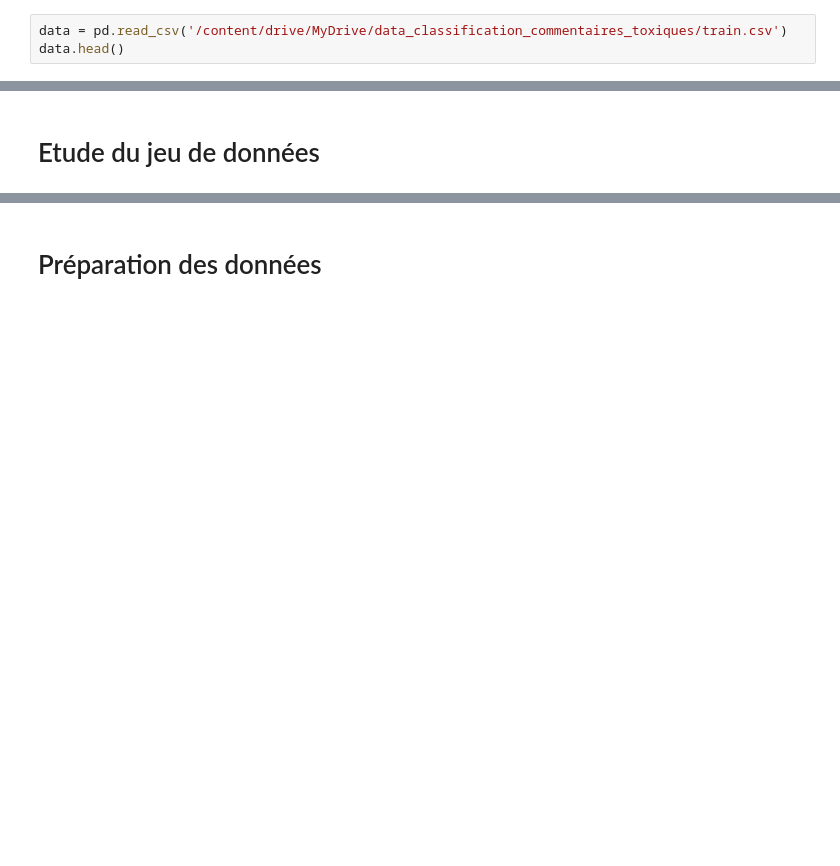
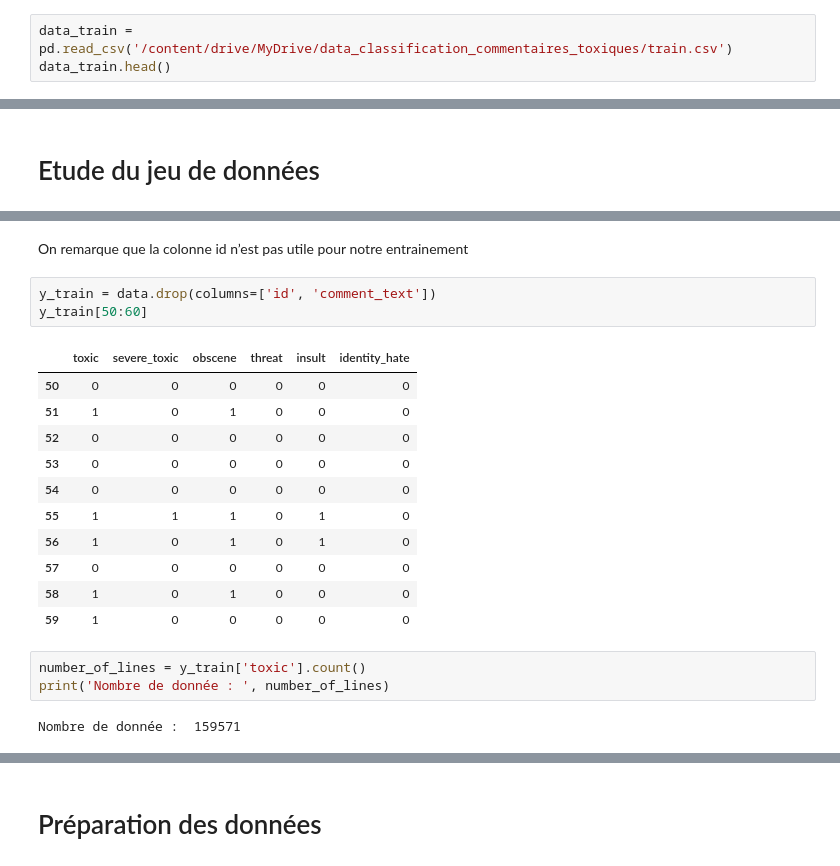
Before and after one commit to GatienVilain/Toxic-Comment-classification, a Jupyter notebook: Classification_commentaires_toxiques.ipynb, the cells around one changed output, grey strips where cells are left out. Saved outputs shown, nothing was run; the diff lists cells and outputs as text; blank space fills up the shorter version.

Commit message:
Add study of the data set

```diff
--- a/Classification_commentaires_toxiques.ipynb
+++ b/Classification_commentaires_toxiques.ipynb
@@ -19,8 +19,8 @@ drive.mount('/content/drive', force_remount=True)
 # %% [output]
 Mounted at /content/drive
 # %%
-data = pd.read_csv('/content/drive/MyDrive/data_classification_commentaires_toxiques/train.csv')
-data.head()
+data_train = pd.read_csv('/content/drive/MyDrive/data_classification_commentaires_toxiques/train.csv')
+data_train.head()
 # %% [output]
 |  | id | comment_text | toxic | severe_toxic | obscene | threat | insult | identity_hate |
 | 0 | 0000997932d777bf | Explanation\nWhy the edits made u... | 0 | 0 | 0 | 0 | 0 | 0 |
@@ -32,0 +76,22 @@ data.head()
+# %% [markdown]
+On remarque que la colonne id n’est pas utile pour notre entrainement
+# %%
+y_train = data.drop(columns=['id', 'comment_text'])
+y_train[50:60]
+# %% [output]
+|  | toxic | severe_toxic | obscene | threat | insult | identity_hate |
+| 50 | 0 | 0 | 0 | 0 | 0 | 0 |
+| 51 | 1 | 0 | 1 | 0 | 0 | 0 |
+| 52 | 0 | 0 | 0 | 0 | 0 | 0 |
+| 53 | 0 | 0 | 0 | 0 | 0 | 0 |
+| 54 | 0 | 0 | 0 | 0 | 0 | 0 |
+| 55 | 1 | 1 | 1 | 0 | 1 | 0 |
+| 56 | 1 | 0 | 1 | 0 | 1 | 0 |
+| 57 | 0 | 0 | 0 | 0 | 0 | 0 |
+| 58 | 1 | 0 | 1 | 0 | 0 | 0 |
+| 59 | 1 | 0 | 0 | 0 | 0 | 0 |
+# %%
+number_of_lines = y_train['toxic'].count()
+print('Nombre de donnée : ', number_of_lines)
+# %% [output]
+Nombre de donnée :  159571
```
Also changed, not shown: parts of 10 cells of this notebook.
